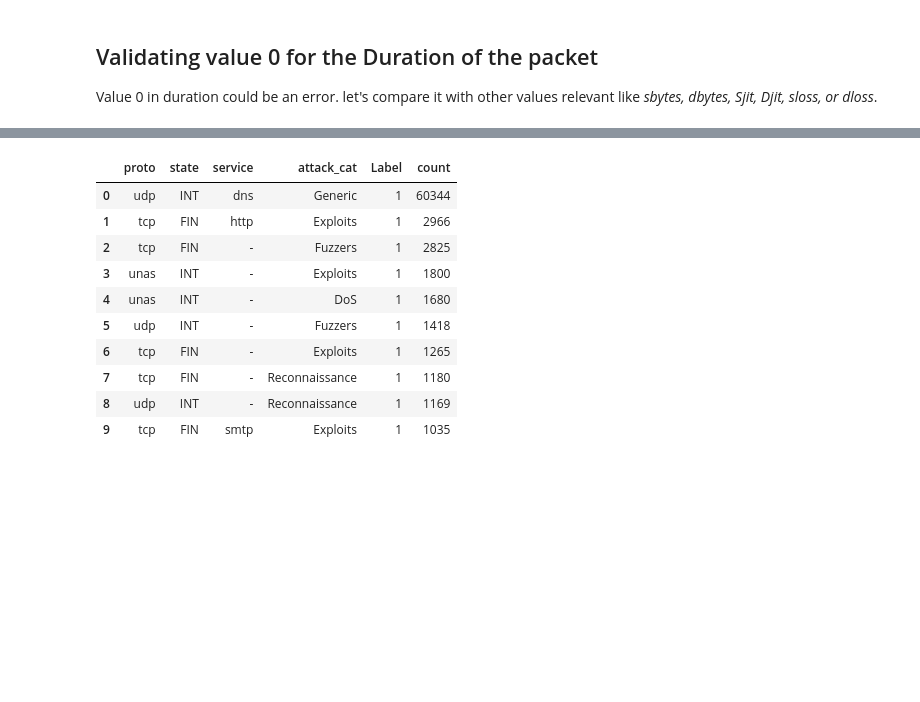
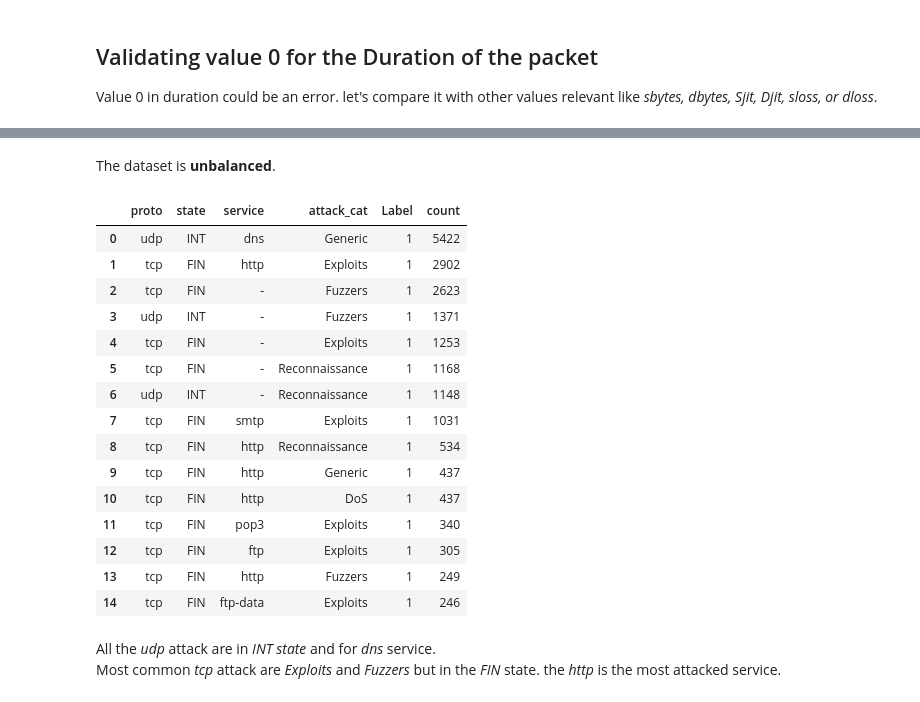
Before and after one commit to Mugna46/AI_project, a Jupyter notebook: AI.ipynb, the cells around one changed output, grey strips where cells are left out. Drawn from its saved outputs; the diff is of its cells as text; code cells hidden in the pictures; blank space fills up the shorter version.

Commit message:
feat(notebook): eliminate duplicate and saw unbalancing

```diff
--- a/AI.ipynb
+++ b/AI.ipynb
@@ -38,6 +39,7 @@ df = pd.read_csv('UNSW-NB15_4.csv', header=None, names=column_name)
 # Data Exploration
 The exploration of the data is made in order to identify the dataset content, to extract and visualize data. We will use this in order to indentify possible features in the dataset that we do not want.
 # %%
+df = df.drop_duplicates()
 df.head(5)
 # %% [output]
 |  | srcip | sport | dstip | dsport | proto | state | dur | sbytes | dbytes | sttl | ... | ... |
@@ -105,18 +125,28 @@ No packet loss is encountered and we have only jitter for the source (*Sjit*) ->
+# %% [markdown]
+The dataset is **unbalanced**.
 # %%
 column_1=[
     'proto', 'state', 'service', 'attack_cat', 'Label'
     ]
 
-df[column_1].value_counts().to_frame().reset_index().rename(columns={0: 'count'}).head(10)
+df[column_1].value_counts().to_frame().reset_index().rename(columns={0: 'count'}).head(15)
 # %% [output]
 |  | proto | state | service | attack_cat | Label | count |
-| 0 | udp | INT | dns | Generic | 1 | 60344 |
-| 1 | tcp | FIN | http | Exploits | 1 | 2966 |
-| 2 | tcp | FIN | - | Fuzzers | 1 | 2825 |
-| 3 | unas | INT | - | Exploits | 1 | 1800 |
-| 4 | unas | INT | - | DoS | 1 | 1680 |
-| 5 | udp | INT | - | Fuzzers | 1 | 1418 |
-| 6 | tcp | FIN | - | Exploits | 1 | 1265 |
-| 7 | tcp | FIN | - | Reconnaissance | 1 | 1180 |
-| 8 | udp | INT | - | Reconnaissance | 1 | 1169 |
-| 9 | tcp | FIN | smtp | Exploits | 1 | 1035 |
+| 0 | udp | INT | dns | Generic | 1 | 5422 |
+| 1 | tcp | FIN | http | Exploits | 1 | 2902 |
+| 2 | tcp | FIN | - | Fuzzers | 1 | 2623 |
+| 3 | udp | INT | - | Fuzzers | 1 | 1371 |
+| 4 | tcp | FIN | - | Exploits | 1 | 1253 |
+| 5 | tcp | FIN | - | Reconnaissance | 1 | 1168 |
+| 6 | udp | INT | - | Reconnaissance | 1 | 1148 |
+| 7 | tcp | FIN | smtp | Exploits | 1 | 1031 |
+| 8 | tcp | FIN | http | Reconnaissance | 1 | 534 |
+| 9 | tcp | FIN | http | Generic | 1 | 437 |
+| 10 | tcp | FIN | http | DoS | 1 | 437 |
+| 11 | tcp | FIN | pop3 | Exploits | 1 | 340 |
+| 12 | tcp | FIN | ftp | Exploits | 1 | 305 |
+| 13 | tcp | FIN | http | Fuzzers | 1 | 249 |
+| 14 | tcp | FIN | ftp-data | Exploits | 1 | 246 |
+# %% [markdown]
+All the *udp* attack are in *INT state* and for *dns* service.
+Most common *tcp* attack are *Exploits* and *Fuzzers* but in the *FIN* state. the *http* is the most attacked service.
```
Also changed, not shown: parts of 9 cells of this notebook.
